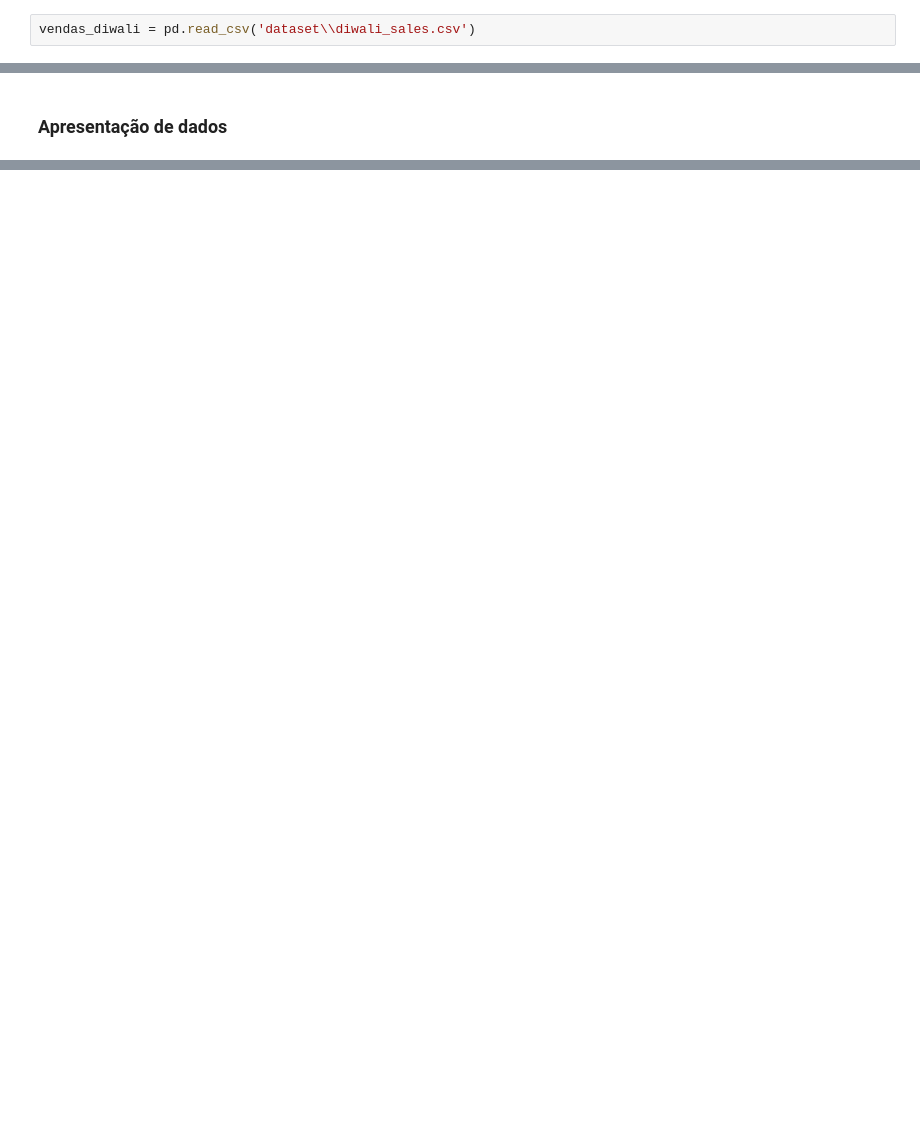
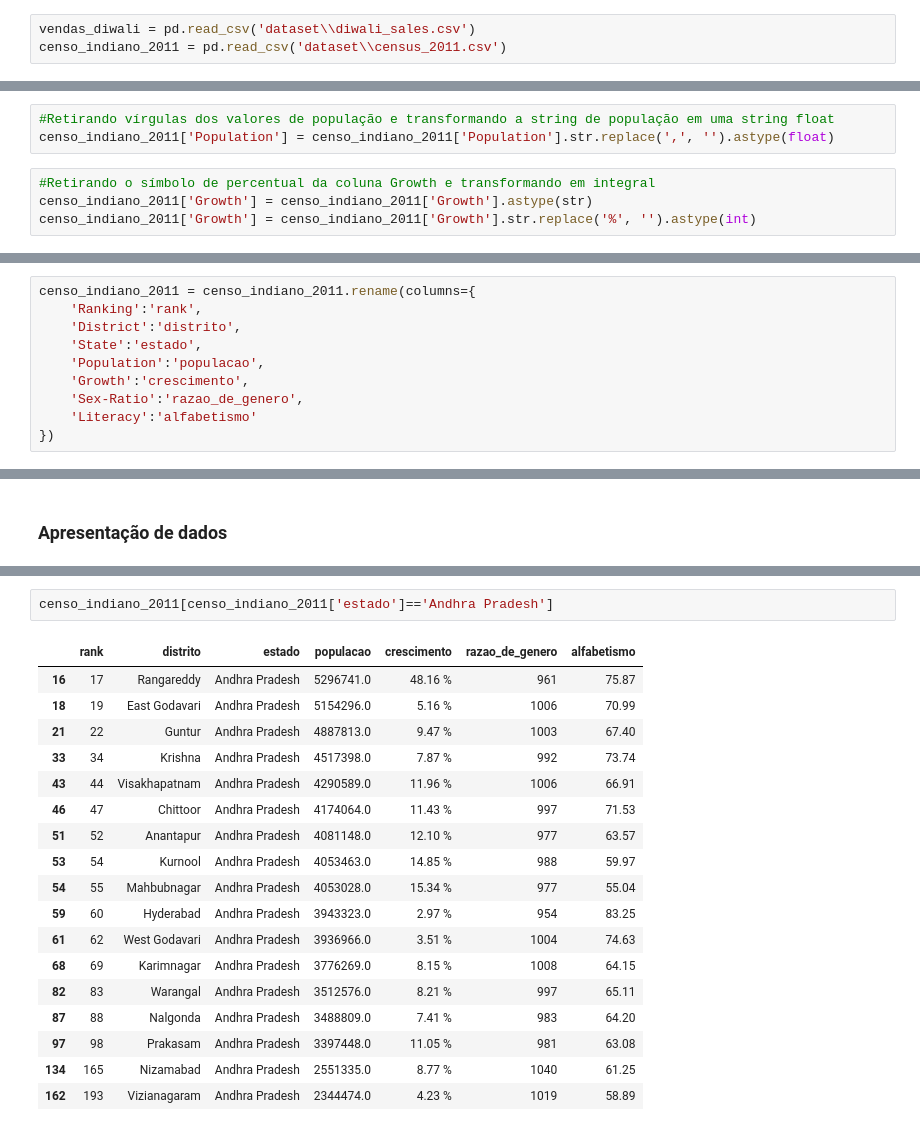
Before and after one commit to Paty3672/diwali_sales_behavior, a Jupyter notebook: diwali_sales_analysis.ipynb, the cells around one changed output, grey strips where cells are left out. Drawn from its saved outputs; the diff is of its cells as text; blank space fills up the shorter version.

Commit message:
Atualizações no código, com análise inicial de valores do censo indiano de 2011

```diff
--- a/diwali_sales_analysis.ipynb
+++ b/diwali_sales_analysis.ipynb
@@ -14,4 +16,5 @@ import numpy as np
 import plotly.express as px
 # %%
 vendas_diwali = pd.read_csv('dataset\\diwali_sales.csv')
+censo_indiano_2011 = pd.read_csv('dataset\\census_2011.csv')
 # %% [markdown]
@@ -97,0 +126,7 @@ vendas_diwali = vendas_diwali.rename(
+# %%
+#Retirando vírgulas dos valores de população e transformando a string de população em uma string float
+censo_indiano_2011['Population'] = censo_indiano_2011['Population'].str.replace(',', '').astype(float)
+# %%
+#Retirando o símbolo de percentual da coluna Growth e transformando em integral
+censo_indiano_2011['Growth'] = censo_indiano_2011['Growth'].astype(str)
+censo_indiano_2011['Growth'] = censo_indiano_2011['Growth'].str.replace('%', '').astype(int)
@@ -97,0 +135,10 @@ vendas_diwali = vendas_diwali.rename(
+# %%
+censo_indiano_2011 = censo_indiano_2011.rename(columns={
+    'Ranking':'rank',
+    'District':'distrito',
+    'State':'estado',
+    'Population':'populacao',
+    'Growth':'crescimento',
+    'Sex-Ratio':'razao_de_genero',
+    'Literacy':'alfabetismo'
+})
@@ -166,0 +324,21 @@ fig_por_faixa_etaria.show()
+# %%
+censo_indiano_2011[censo_indiano_2011['estado']=='Andhra Pradesh']
+# %% [output]
+|  | rank | distrito | estado | populacao | crescimento | razao_de_genero | alfabetismo |
+| 16 | 17 | Rangareddy | Andhra Pradesh | 5296741.0 | 48.16 % | 961 | 75.87 |
+| 18 | 19 | East Godavari | Andhra Pradesh | 5154296.0 | 5.16 % | 1006 | 70.99 |
+| 21 | 22 | Guntur | Andhra Pradesh | 4887813.0 | 9.47 % | 1003 | 67.40 |
+| 33 | 34 | Krishna | Andhra Pradesh | 4517398.0 | 7.87 % | 992 | 73.74 |
+| 43 | 44 | Visakhapatnam | Andhra Pradesh | 4290589.0 | 11.96 % | 1006 | 66.91 |
+| 46 | 47 | Chittoor | Andhra Pradesh | 4174064.0 | 11.43 % | 997 | 71.53 |
+| 51 | 52 | Anantapur | Andhra Pradesh | 4081148.0 | 12.10 % | 977 | 63.57 |
+| 53 | 54 | Kurnool | Andhra Pradesh | 4053463.0 | 14.85 % | 988 | 59.97 |
+| 54 | 55 | Mahbubnagar | Andhra Pradesh | 4053028.0 | 15.34 % | 977 | 55.04 |
+| 59 | 60 | Hyderabad | Andhra Pradesh | 3943323.0 | 2.97 % | 954 | 83.25 |
+| 61 | 62 | West Godavari | Andhra Pradesh | 3936966.0 | 3.51 % | 1004 | 74.63 |
+| 68 | 69 | Karimnagar | Andhra Pradesh | 3776269.0 | 8.15 % | 1008 | 64.15 |
+| 82 | 83 | Warangal | Andhra Pradesh | 3512576.0 | 8.21 % | 997 | 65.11 |
+| 87 | 88 | Nalgonda | Andhra Pradesh | 3488809.0 | 7.41 % | 983 | 64.20 |
+| 97 | 98 | Prakasam | Andhra Pradesh | 3397448.0 | 11.05 % | 981 | 63.08 |
+| 134 | 165 | Nizamabad | Andhra Pradesh | 2551335.0 | 8.77 % | 1040 | 61.25 |
+| 162 | 193 | Vizianagaram | Andhra Pradesh | 2344474.0 | 4.23 % | 1019 | 58.89 |
```
Also changed, not shown: parts of 29 cells of this notebook, 2 other files.
